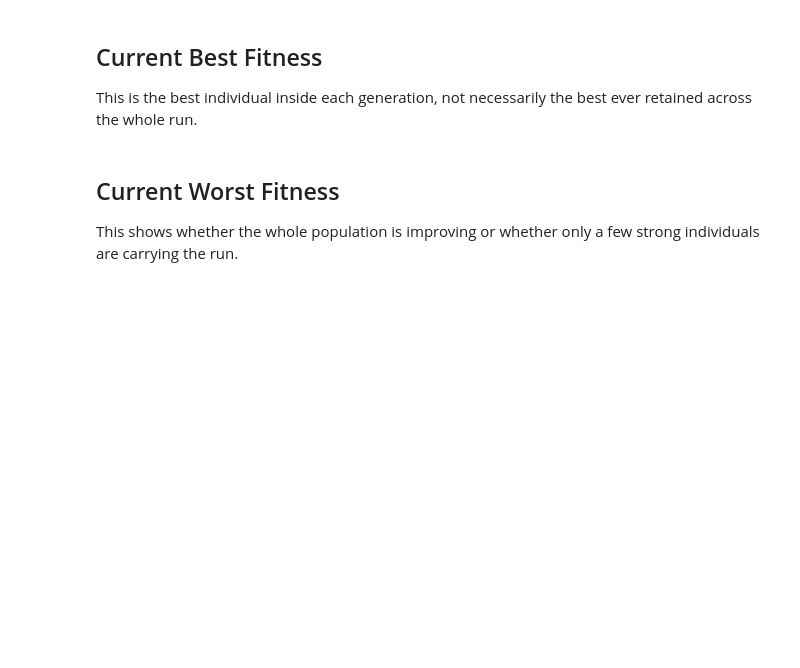
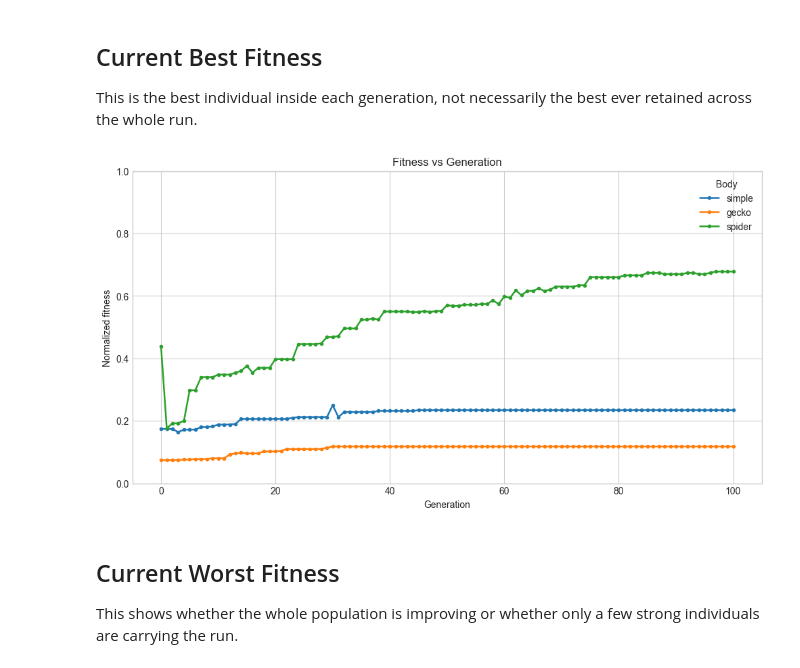
Before and after one commit to pew-p3w/Origami-robots-revolve-, a Jupyter notebook: inspection.ipynb, the cells around one changed output. Cells and saved outputs as stored; diff of their text form; code cells hidden in the pictures; blank space fills up the shorter version.

```diff
--- a/inspection.ipynb
+++ b/inspection.ipynb
@@ -60,22 +73,24 @@ This is the best individual inside each generation, not necessarily the best eve
 # %%
 fig, ax = plt.subplots(figsize=(12, 6))
 
 for body, df in dfs.items():
     ax.plot(
         df["num_of_generation"],
         df["best_fitness"],
         marker="o",
         markersize=3,
         linewidth=1.8,
         label=body,
     )
 
-ax.set_title("Current Best Fitness by Generation")
+ax.set_title("Fitness vs Generation")
 ax.set_xlabel("Generation")
 ax.set_ylabel("Normalized fitness")
 ax.set_ylim(0, 1)
 ax.legend(title="Body")
 plt.show()
+# %% [output]
+[figure, added]
 # %% [markdown]
 ## Current Worst Fitness
 
```
Also changed, not shown: parts of 5 cells of this notebook, 39 other files.
